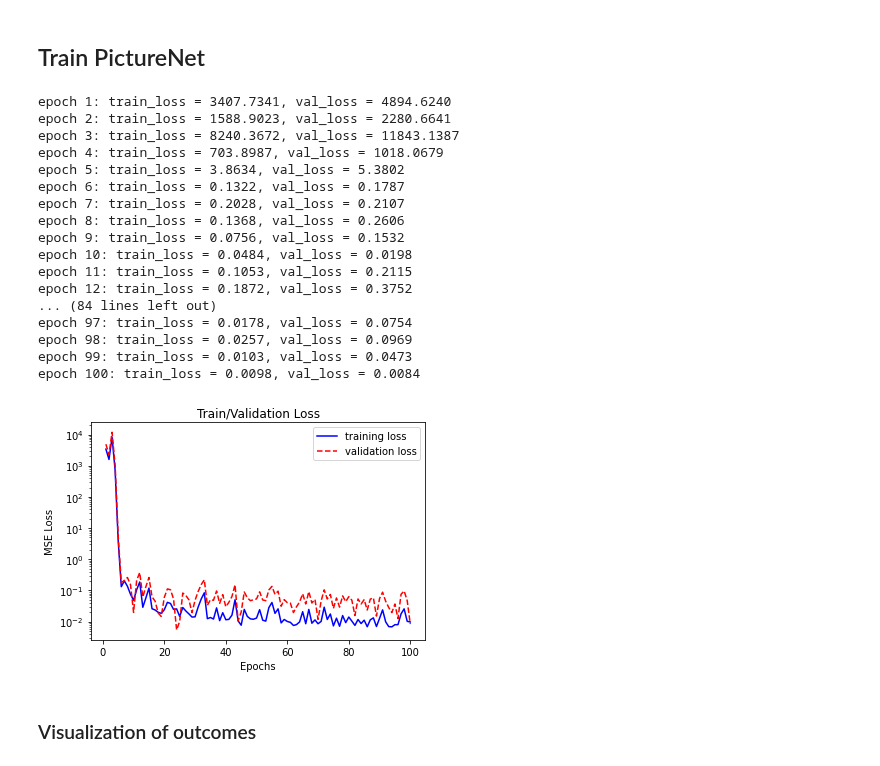
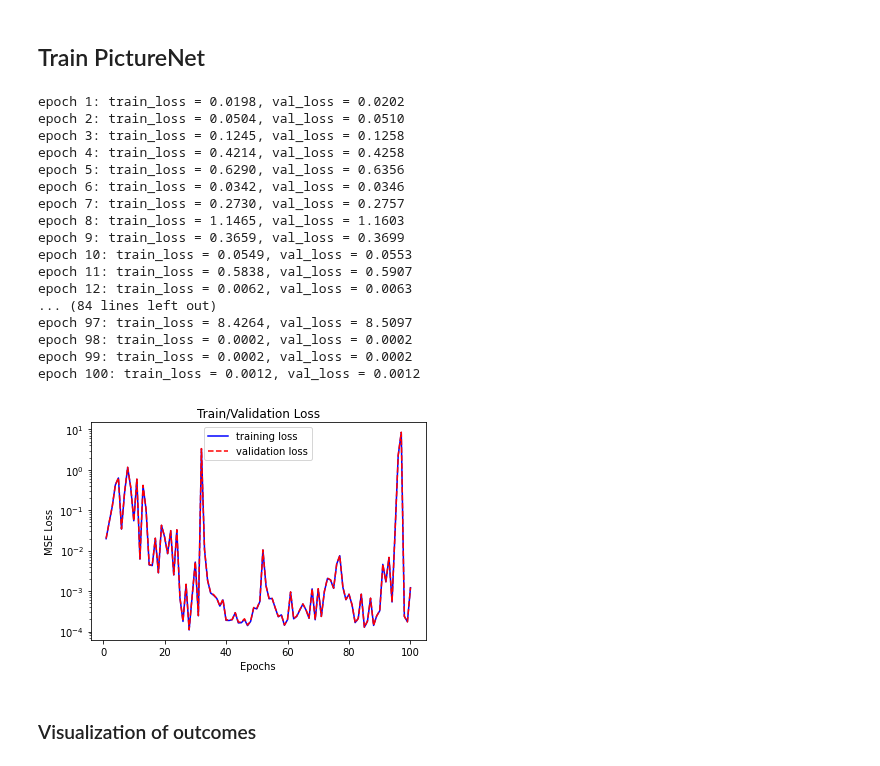
Before and after one commit to ShaoKAi100812/Pendant_Drop_Tensiometry_Prediction, a Jupyter notebook: main.ipynb, the cells around one changed output. Drawn from its saved outputs; the diff is of its cells as text; code cells hidden in the pictures.

Commit message:
feat: Add batch_tranform() function and fit large dataset to PictureNet

```diff
--- a/main.ipynb
+++ b/main.ipynb
@@ -129,0 +134,17 @@ train_loader, val_loader, test_loader = split.get_split(batch_size=64, num_worke
+# %%
+train_img = []
+
+# data_image = pd.read_csv("Data_folder/Picture.csv", header= None)       # Small dataset
+data_image = pd.read_csv("Big_Data1/Picture_Large.csv", header= None) # Large dataset
+for img_name in data_image.iloc[0:,3:].index + 1:      # modify the number depends on size of dataset
+    # defining the image path
+    image_path = 'Big_Data1/' + str(img_name) + '.png'      # modify the path depends on which dataset
+    # reading the image
+    img = imread(image_path, as_gray=True)
+    img = img[4:-4, 4:-4]  #crop
+    # normalizing the pixel values
+    img /= 255.0
+    # converting the type of pixel to float 32
+    img = img.astype('float32')
+    # appending the image into the list
+    train_img.append(img)
@@ -207,8 +243,8 @@ def loss_cal_picture(loss_list, model, x_dataset, y_dataset):
     with torch.no_grad():
         loss_epoch = 0
         for t in range(len(x_dataset)):
-            x = x_dataset[t].reshape(1, 1, 82, 77)        # reshape to 4D data (take it off after adding batch)
-            y = y_dataset[t].reshape(1, 160)              # reshape to 2D data (take it off after adding batch)
+            x = x_dataset[t]
+            y = y_dataset[t]
             x = x.to(device=device, dtype=torch.float32)  # move to device, e.g. GPU
             y = y.to(device=device, dtype=torch.float32)
             scores = model(x)
@@ -261,8 +297,8 @@ def train_picture(model, optimizer, epochs=1):
     for e in range(epochs):
         for t in range(len(train_x_pic)):
             model.train()  # put model to training mode
-            x = train_x_pic[t].reshape(1, 1, 82, 77)      # reshape to 4D data (take it off after adding batch)
-            y = train_y_pic[t].reshape(1, 160)            # reshape to 2D data (take it off after adding batch)
+            x = train_x_pic[t]
+            y = train_y_pic[t]
             x = x.to(device=device, dtype=torch.float32)  # move to device, e.g. GPU
             y = y.to(device=device, dtype=torch.float32)
 
@@ -361,41 +398,41 @@ Ground Truths = tensor([[39.1000, 10.5000],
 ## Train PictureNet
 # %%
 in_channel = 1
-channel_1 = 64
-channel_2 = 128
-channel_3 = 256
-node_1 = 4096
-node_2 = 4096
+channel_1 = 16
+channel_2 = 32
+channel_3 = 64
+node_1 = 1024
+node_2 = 1024
 out_channel = 160
 
 learning_rate = 1e-3
 
 model_picture = PictureNet(in_channel, channel_1, channel_2, channel_3, node_1, node_2, out_channel)
 optimizer = optim.Adam(model_picture.parameters(), lr=learning_rate)
 epoch = 100
 
 train_picture(model_picture, optimizer, epoch)
 PATH_PIC = os.path.join(os.getcwd(), "model_pic")
 torch.save(model_picture, PATH_PIC)
 # %% [output]
-epoch 1: train_loss = 3407.7341, val_loss = 4894.6240
-epoch 2: train_loss = 1588.9023, val_loss = 2280.6641
-epoch 3: train_loss = 8240.3672, val_loss = 11843.1387
-epoch 4: train_loss = 703.8987, val_loss = 1018.0679
-epoch 5: train_loss = 3.8634, val_loss = 5.3802
-epoch 6: train_loss = 0.1322, val_loss = 0.1787
-epoch 7: train_loss = 0.2028, val_loss = 0.2107
-epoch 8: train_loss = 0.1368, val_loss = 0.2606
-epoch 9: train_loss = 0.0756, val_loss = 0.1532
-epoch 10: train_loss = 0.0484, val_loss = 0.0198
-epoch 11: train_loss = 0.1053, val_loss = 0.2115
-epoch 12: train_loss = 0.1872, val_loss = 0.3752
+epoch 1: train_loss = 0.0198, val_loss = 0.0202
+epoch 2: train_loss = 0.0504, val_loss = 0.0510
+epoch 3: train_loss = 0.1245, val_loss = 0.1258
+epoch 4: train_loss = 0.4214, val_loss = 0.4258
+epoch 5: train_loss = 0.6290, val_loss = 0.6356
+epoch 6: train_loss = 0.0342, val_loss = 0.0346
+epoch 7: train_loss = 0.2730, val_loss = 0.2757
+epoch 8: train_loss = 1.1465, val_loss = 1.1603
+epoch 9: train_loss = 0.3659, val_loss = 0.3699
+epoch 10: train_loss = 0.0549, val_loss = 0.0553
+epoch 11: train_loss = 0.5838, val_loss = 0.5907
+epoch 12: train_loss = 0.0062, val_loss = 0.0063
 ... (84 lines left out)
-epoch 97: train_loss = 0.0178, val_loss = 0.0754
-epoch 98: train_loss = 0.0257, val_loss = 0.0969
-epoch 99: train_loss = 0.0103, val_loss = 0.0473
-epoch 100: train_loss = 0.0098, val_loss = 0.0084
+epoch 97: train_loss = 8.4264, val_loss = 8.5097
+epoch 98: train_loss = 0.0002, val_loss = 0.0002
+epoch 99: train_loss = 0.0002, val_loss = 0.0002
+epoch 100: train_loss = 0.0012, val_loss = 0.0012
-[figure, old version]
+[figure, new version]
 # %% [markdown]
 ### Visualization of outcomes
 # %%
```
Also changed, not shown: parts of 10 cells of this notebook.
